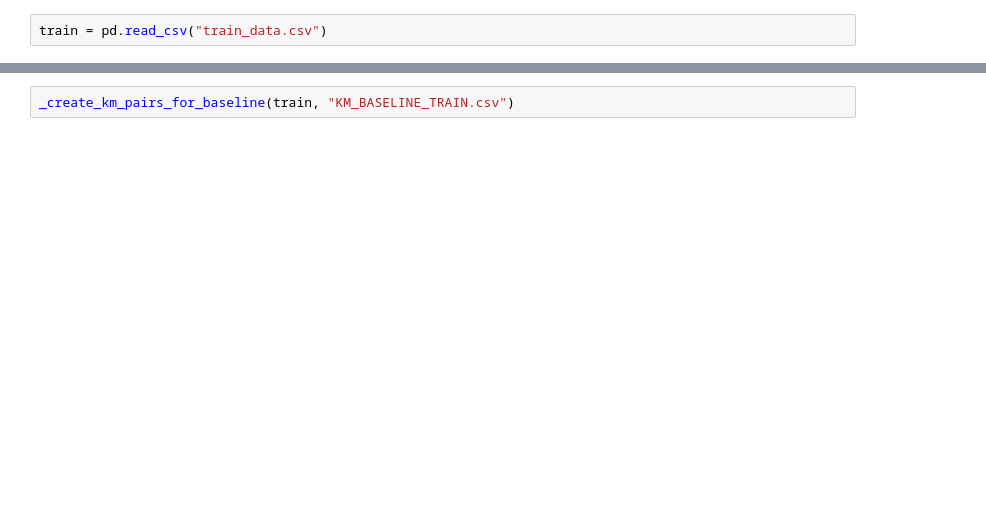
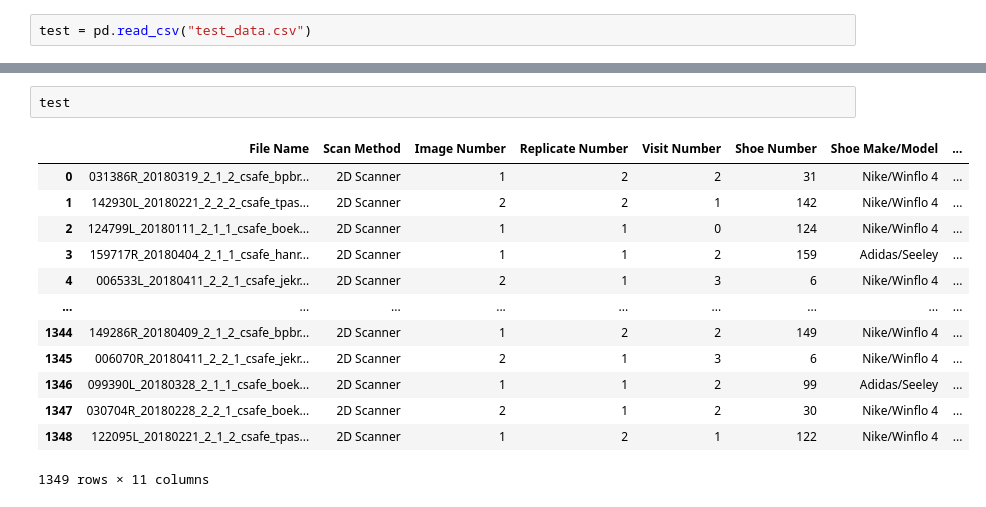
Before and after one commit to saatvikkher/SoleMate, a Jupyter notebook: create_km_knm_for_baseline.ipynb, the cells around one changed output, grey strips where cells are left out. Cells and saved outputs as stored; diff of their text form; blank space fills up the shorter version.

```diff
--- a/create_km_knm_for_baseline.ipynb
+++ b/create_km_knm_for_baseline.ipynb
@@ -10,3 +10,3 @@ from util import _create_km_pairs_for_baseline, _create_knm_pairs_for_baseline
 import numpy as np
 # %%
-train = pd.read_csv("train_data.csv")
+test = pd.read_csv("test_data.csv")
@@ -29,2 +13,16 @@ train
-# %%
-_create_km_pairs_for_baseline(train, "KM_BASELINE_TRAIN.csv")
+# %%
+test
+# %% [output]
+|  | File Name | Scan Method | Image Number | Replicate Number | Visit Number | Shoe Number | Shoe Make/Model | ... |
+| 0 | 031386R_20180319_2_1_2_csafe_bpbr... | 2D Scanner | 1 | 2 | 2 | 31 | Nike/Winflo 4 | ... |
+| 1 | 142930L_20180221_2_2_2_csafe_tpas... | 2D Scanner | 2 | 2 | 1 | 142 | Nike/Winflo 4 | ... |
+| 2 | 124799L_20180111_2_1_1_csafe_boek... | 2D Scanner | 1 | 1 | 0 | 124 | Nike/Winflo 4 | ... |
+| 3 | 159717R_20180404_2_1_1_csafe_hanr... | 2D Scanner | 1 | 1 | 2 | 159 | Adidas/Seeley | ... |
+| 4 | 006533L_20180411_2_2_1_csafe_jekr... | 2D Scanner | 2 | 1 | 3 | 6 | Nike/Winflo 4 | ... |
+| ... | ... | ... | ... | ... | ... | ... | ... | ... |
+| 1344 | 149286R_20180409_2_1_2_csafe_bpbr... | 2D Scanner | 1 | 2 | 2 | 149 | Nike/Winflo 4 | ... |
+| 1345 | 006070R_20180411_2_2_1_csafe_jekr... | 2D Scanner | 2 | 1 | 3 | 6 | Nike/Winflo 4 | ... |
+| 1346 | 099390L_20180328_2_1_1_csafe_boek... | 2D Scanner | 1 | 1 | 2 | 99 | Adidas/Seeley | ... |
+| 1347 | 030704R_20180228_2_2_1_csafe_boek... | 2D Scanner | 2 | 1 | 2 | 30 | Nike/Winflo 4 | ... |
+| 1348 | 122095L_20180221_2_1_2_csafe_tpas... | 2D Scanner | 1 | 2 | 1 | 122 | Nike/Winflo 4 | ... |
+1349 rows × 11 columns
```
Also changed, not shown: parts of 9 cells of this notebook, 12 other files.
